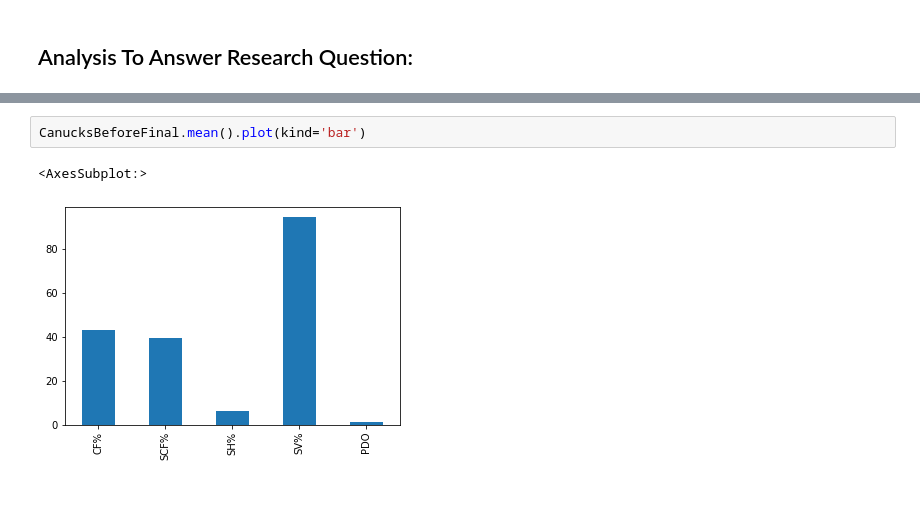
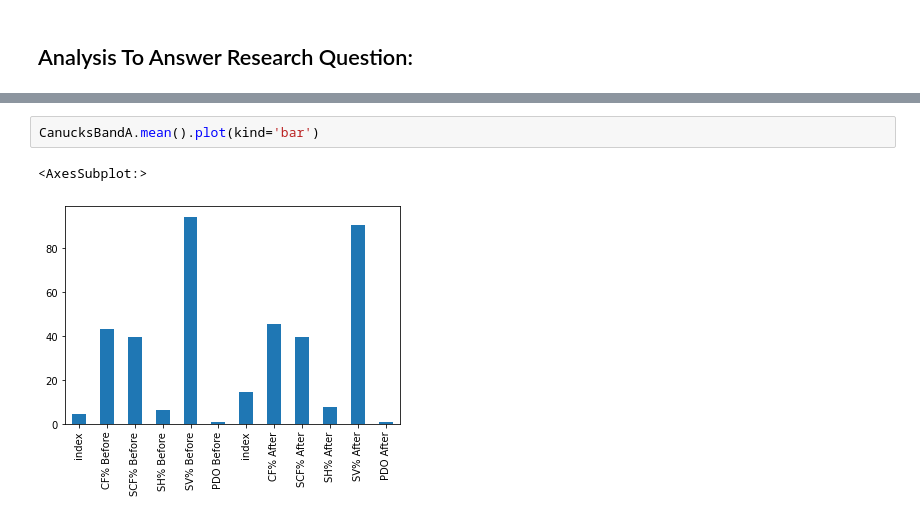
Before and after one commit to data301-2021-winter1/project-group23-project, a Jupyter notebook: notebooks/analysis1.ipynb, the cells around one changed output, grey strips where cells are left out. Drawn from its saved outputs; the diff is of its cells as text.

```diff
--- a/notebooks/analysis1.ipynb
+++ b/notebooks/analysis1.ipynb
@@ -302,5 +320,5 @@ CovidDescribeCBF
 # %%
-CanucksBeforeFinal.mean().plot(kind='bar')
+CanucksBandA.mean().plot(kind='bar')
 # %% [output]
 <AxesSubplot:>
-[figure, old version]
+[figure, new version]
```
Also changed, not shown: parts of 37 cells of this notebook, 1 other file.
